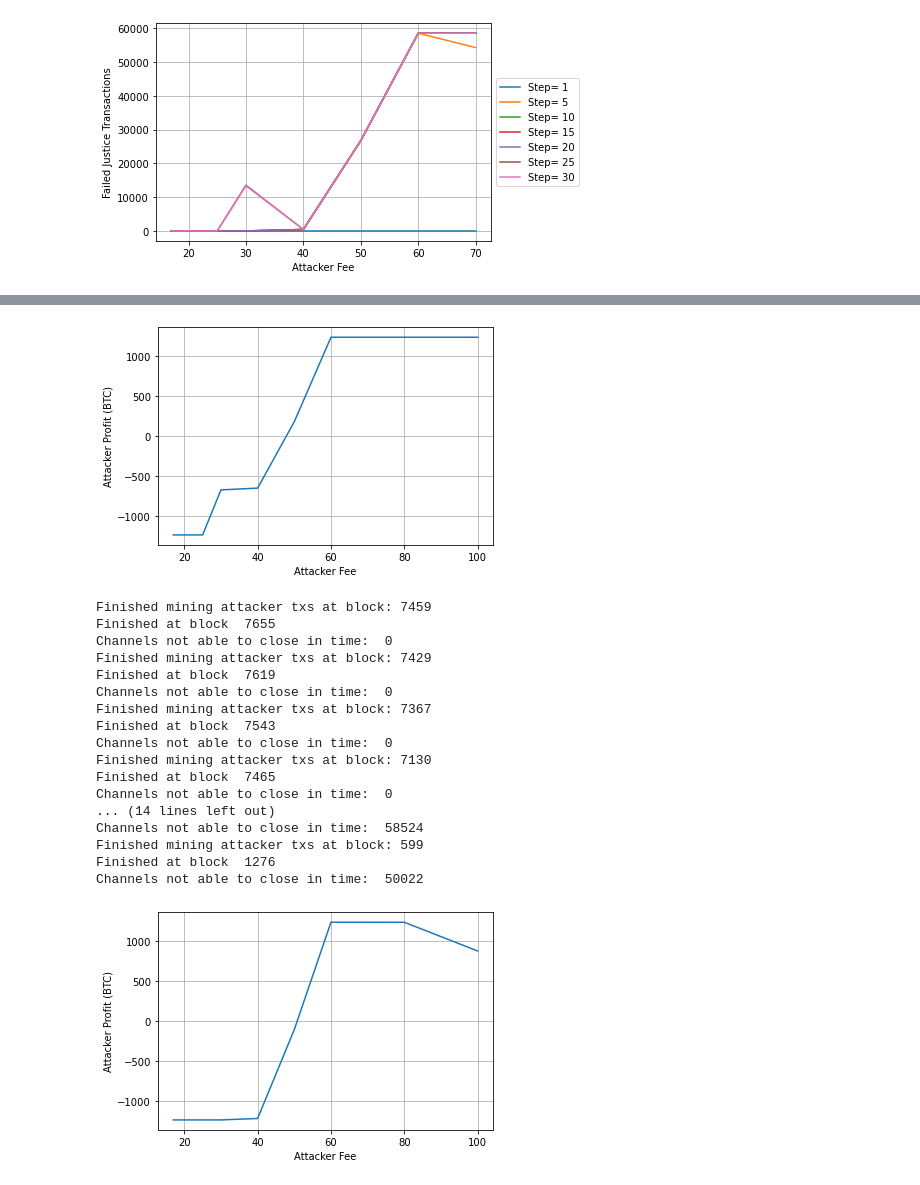
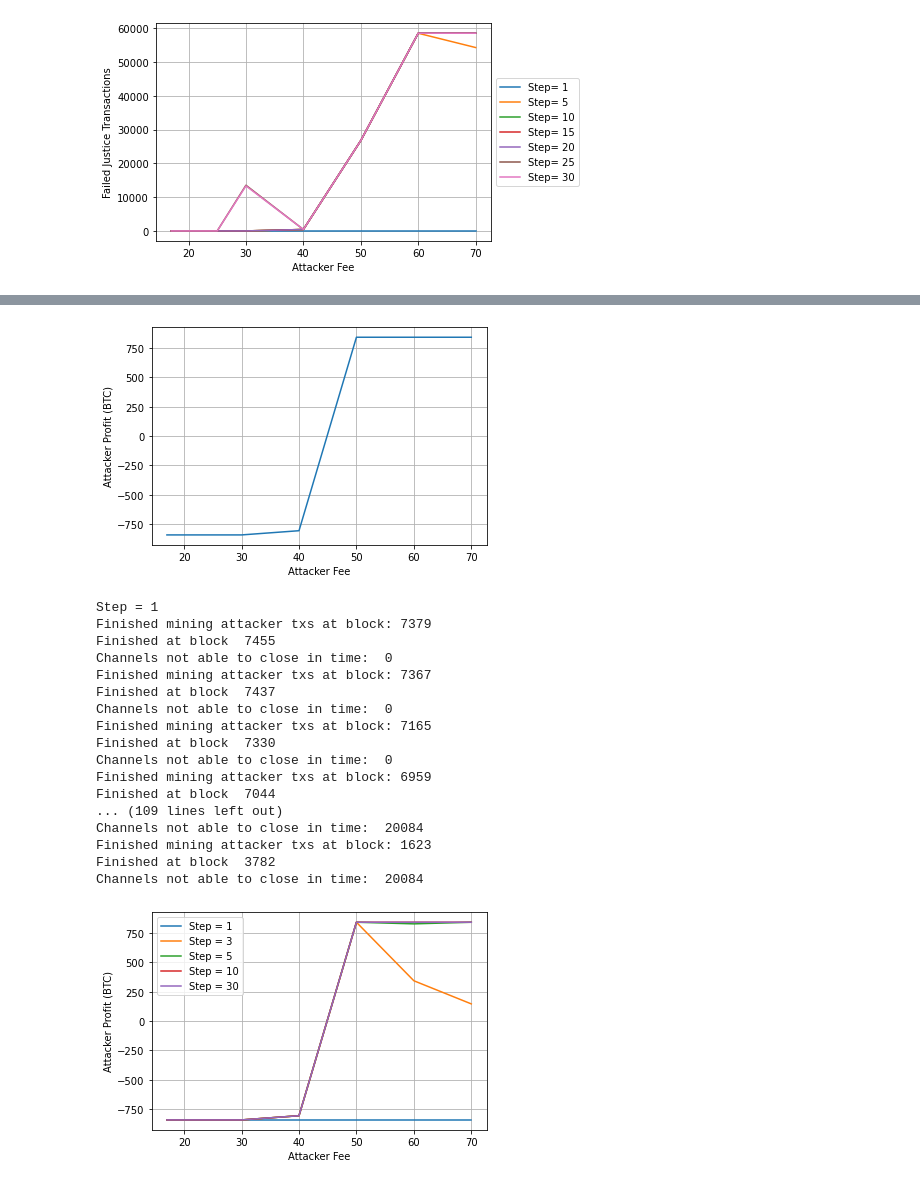
Before and after one commit to CosimoSguanci/Mass-Exit-Attacks-on-LN, a Jupyter notebook: MassDoubleSpendAttackSimulation.ipynb, the cells around one changed output, grey strips where cells are left out. Saved outputs shown, nothing was run; the diff lists cells and outputs as text; code cells hidden in the pictures.

Commit message:
Updated Mass Double Spend Attack experiments

```diff
--- a/MassDoubleSpendAttackSimulation.ipynb
+++ b/MassDoubleSpendAttackSimulation.ipynb
@@ -540,15 +508,28 @@ Channels not able to close in time:  58531
 fig, ax = plt.subplots()
 ax.grid(True)
 
+attacked_fraction_of_max_cut = {
+    "k" : 30,
+    "edges" : 20084,
+    "capacity" : 1685.13
+}
+
+# num_zombie_channels = MAX_CUT_SIZE
+# capacity = MAX_CUT_CAPACITY
+
+num_zombie_channels = attacked_fraction_of_max_cut["edges"]
+capacity = attacked_fraction_of_max_cut["capacity"]
+
 y = []
 x = []
 
 i = 12
-fee_ranges2 = [ 0, 1, 2, 3, 4, 5, 6, 7, 8, 10, 12, 14, 17, 20, 25, 30, 40, 50, 60, 70, 80, 100 ]
-avg_capacity_per_channel = MAX_CUT_CAPACITY / MAX_CUT_SIZE
+fee_ranges2 = [ 0, 1, 2, 3, 4, 5, 6, 7, 8, 10, 12, 14, 17, 20, 25, 30, 40, 50, 60, 70 ]
+avg_capacity_per_channel = capacity / num_zombie_channels
+
 while(i < len(fee_ranges2)):
-    failed_justice_transactions = simulate(mempool_data, blocks_data, FIRST_BLOCK_HEIGHT, i, MAX_CUT_SIZE, AVERAGE_LND_CLOSING_CHANNEL_DELAY)
-    profit = 0.5 * failed_justice_transactions * avg_capacity_per_channel - (0.5 * (MAX_CUT_SIZE - failed_justice_transactions) * avg_capacity_per_channel)
+    failed_justice_transactions = simulate(mempool_data, blocks_data, FIRST_BLOCK_HEIGHT, i, num_zombie_channels, AVERAGE_LND_CLOSING_CHANNEL_DELAY)
+    profit = 0.5 * failed_justice_transactions * avg_capacity_per_channel - (0.5 * (num_zombie_channels - failed_justice_transactions) * avg_capacity_per_channel)
     y.append(profit)
     x.append(fee_ranges2[i])
     i += 1
@@ -564,22 +545,32 @@ plt.show()
 fig, ax = plt.subplots()
 ax.grid(True)
 
+labels = []
+
 y = []
 x = []
 
 i = 12
-fee_ranges2 = [ 0, 1, 2, 3, 4, 5, 6, 7, 8, 10, 12, 14, 17, 20, 25, 30, 40, 50, 60, 70, 80, 100 ]
-avg_capacity_per_channel = MAX_CUT_CAPACITY / MAX_CUT_SIZE
-while(i < len(fee_ranges2)):
-    failed_justice_transactions = simulate(mempool_data, blocks_data, FIRST_BLOCK_HEIGHT, i, MAX_CUT_SIZE, AVERAGE_LND_CLOSING_CHANNEL_DELAY, dynamic=True, step=6, beta=1.01)
-    profit = 0.5 * failed_justice_transactions * avg_capacity_per_channel - (0.5 * (MAX_CUT_SIZE - failed_justice_transactions) * avg_capacity_per_channel)
-    y.append(profit)
-    x.append(fee_ranges2[i])
-    i += 1
+fee_ranges2 = [ 0, 1, 2, 3, 4, 5, 6, 7, 8, 10, 12, 14, 17, 20, 25, 30, 40, 50, 60, 70 ]
+avg_capacity_per_channel = capacity / num_zombie_channels
+steps = [1, 3, 5, 10, 30]
 
-plt.plot(x, y)
+for step in steps:
+    print(f"Step = {step}")
+    x = []
+    y = []
+    i = 12
+    while(i < len(fee_ranges2)):
+        failed_justice_transactions = simulate(mempool_data, blocks_data, FIRST_BLOCK_HEIGHT, i, num_zombie_channels, AVERAGE_LND_CLOSING_CHANNEL_DELAY, dynamic=True, step=step, beta=1.01)
+        profit = 0.5 * failed_justice_transactions * avg_capacity_per_channel - (0.5 * (num_zombie_channels - failed_justice_transactions) * avg_capacity_per_channel)
+        y.append(profit)
+        x.append(fee_ranges2[i])
+        i += 1
+    plt.plot(x, y)
+    labels.append(f"Step = {step}")
 
 plt.xlabel('Attacker Fee')
 plt.ylabel(f'Attacker Profit (BTC)')
+plt.legend(labels=labels, loc='upper left')
 plt.show()
 # %% [output]
@@ -603,19 +594,19 @@ Channels not able to close in time:  58531
-[figure, old version]
+[figure, new version]
-Finished mining attacker txs at block: 7459
-Finished at block  7655
-Channels not able to close in time:  0
-Finished mining attacker txs at block: 7429
-Finished at block  7619
+Step = 1
+Finished mining attacker txs at block: 7379
+Finished at block  7455
 Channels not able to close in time:  0
 Finished mining attacker txs at block: 7367
-Finished at block  7543
+Finished at block  7437
 Channels not able to close in time:  0
-Finished mining attacker txs at block: 7130
-Finished at block  7465
+Finished mining attacker txs at block: 7165
+Finished at block  7330
 Channels not able to close in time:  0
-... (14 lines left out)
-Channels not able to close in time:  58524
-Finished mining attacker txs at block: 599
-Finished at block  1276
-Channels not able to close in time:  50022
+Finished mining attacker txs at block: 6959
+Finished at block  7044
+... (109 lines left out)
+Channels not able to close in time:  20084
+Finished mining attacker txs at block: 1623
+Finished at block  3782
+Channels not able to close in time:  20084
-[figure, old version]
+[figure, new version]
```
Also changed, not shown: parts of 13 cells of this notebook.
